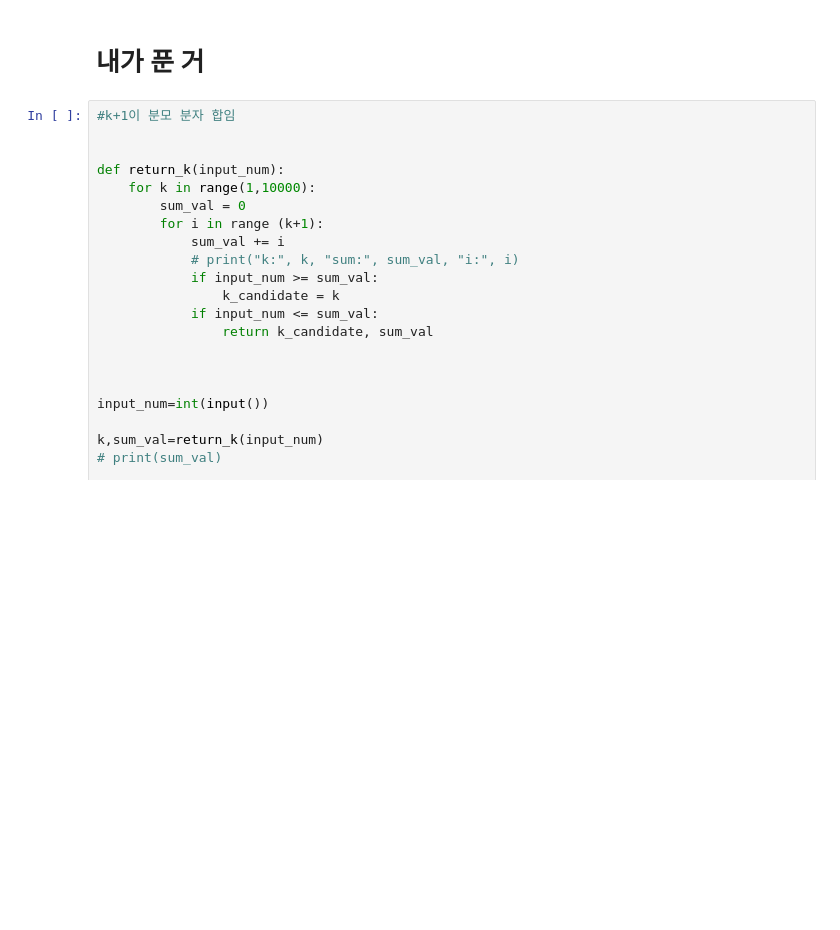
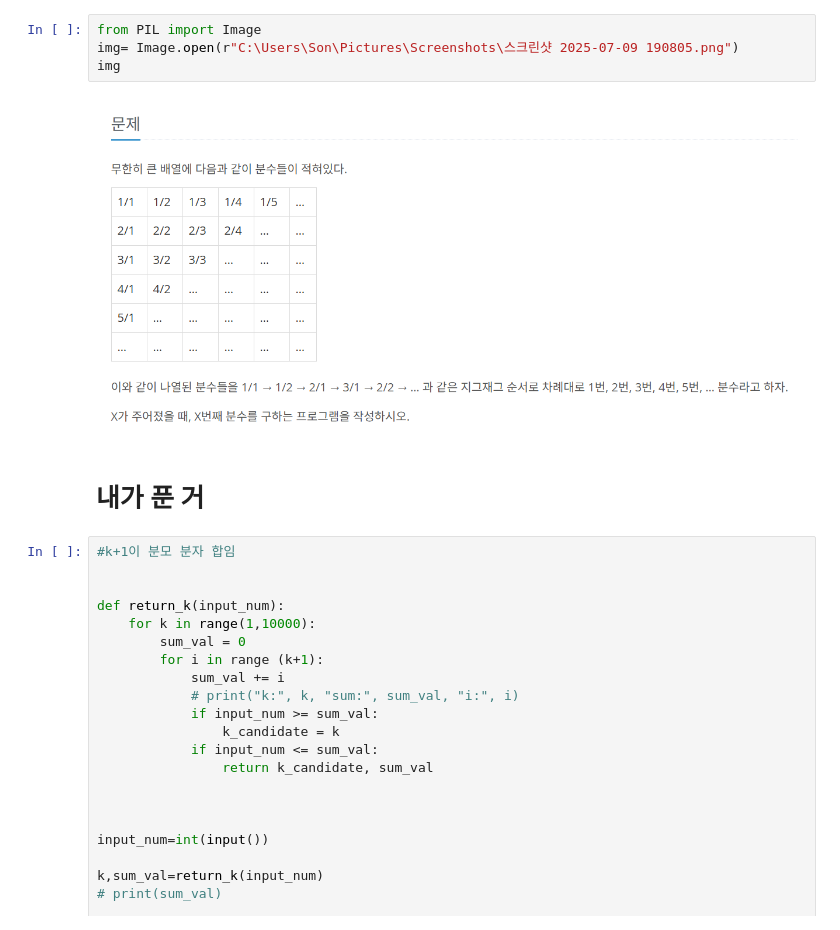
Before and after one commit to JUNSEO-SON/InterviewPrep, a Jupyter notebook: Q1193.ipynb, the cells around one changed output. Cells and saved outputs as stored; diff of their text form; blank space fills up the shorter version.

```diff
--- a/Q1193.ipynb
+++ b/Q1193.ipynb
@@ -1,3 +1,9 @@
+# %%
+from PIL import Image
+img= Image.open(r"C:\Users\Son\Pictures\Screenshots\스크린샷 2025-07-09 190805.png")
+img
+# %% [output]
+[figure, added]
 # %% [markdown]
  # 내가 푼 거
 # %%
```
